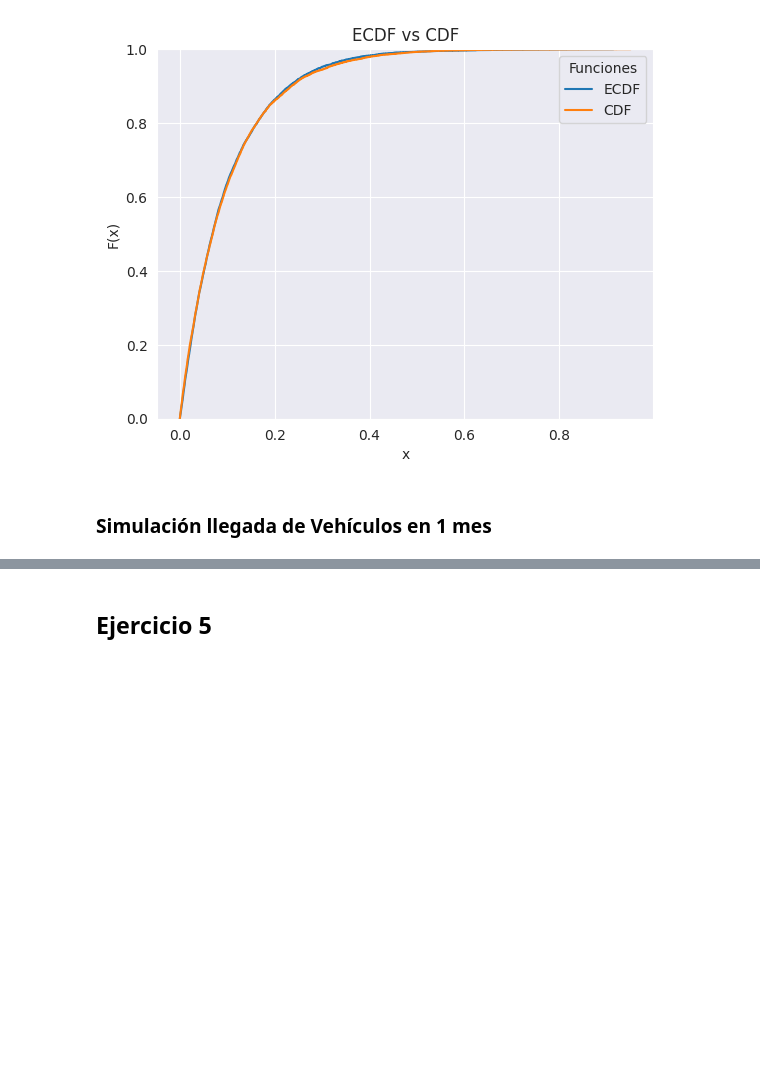
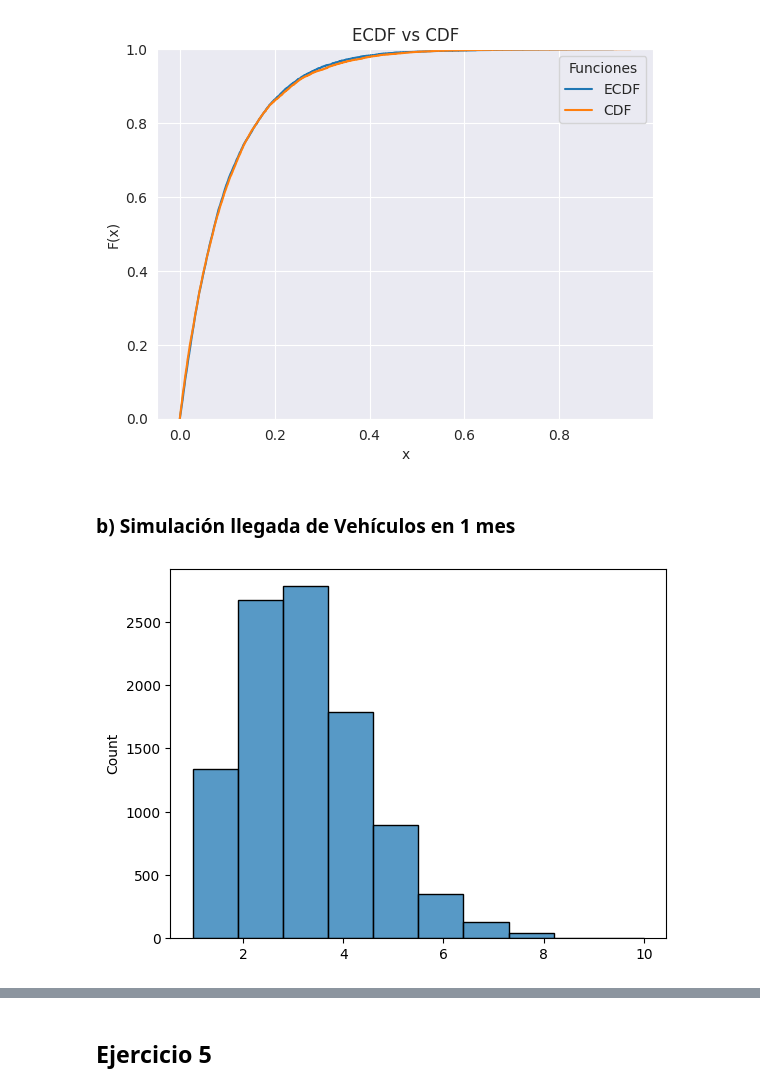
Before and after one commit to delpinor/tp-simulacion, a Jupyter notebook: TP1/ej_01.ipynb, the cells around one changed output, grey strips where cells are left out. Drawn from its saved outputs; the diff is of its cells as text; code cells hidden in the pictures; blank space fills up the shorter version.

```diff
--- a/TP1/ej_01.ipynb
+++ b/TP1/ej_01.ipynb
@@ -586,5 +586,5 @@ plot_ecfd_vs_cfd_EJ4(lista_arribos,var_exp_generadas)
 # %% [output]
 [figure]
 # %% [markdown]
-### Simulación llegada de Vehículos en 1 mes
+### b) Simulación llegada de Vehículos en 1 mes
 # %%
@@ -611,4 +610,15 @@ def grafico_arribos_vs_tiempo(tiempos, arribos):
     plt.ylabel("Arribos")
     plt.xlabel("Tiempo(horas)")
     plt.show()
+# %%
+def getPoisson(horas):
+    poisson = []
+    for i in range(0,10000):
+        t,a = simulacion_llegada_vehiculos(horas,tasa)
+        poisson.append(a.pop())
+    sns.histplot(poisson, bins=10)
+# %%
+getPoisson(0.2)
+# %% [output]
+[figure, added]
 # %%
```
Also changed, not shown: parts of 22 cells of this notebook.
